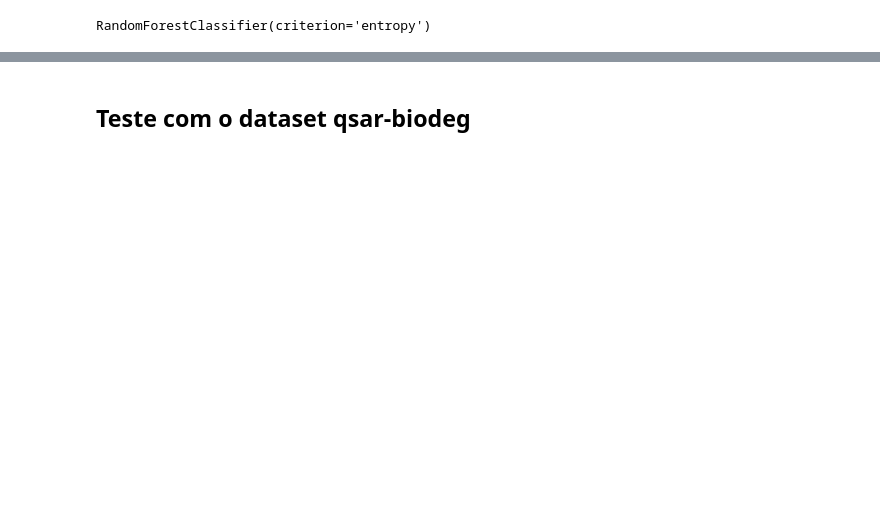
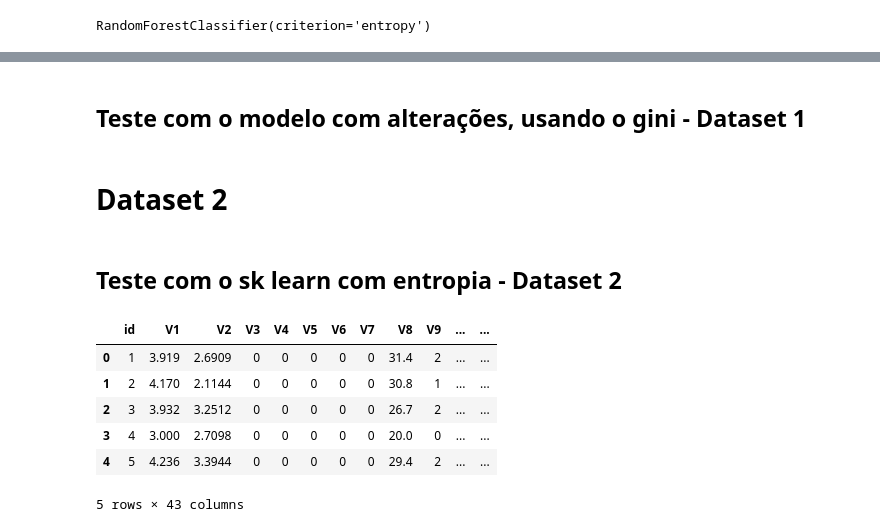
Before and after one commit to seblessa/Enhanced-Random-Forest, a Jupyter notebook: src/trabalho.ipynb, the cells around one changed output, grey strips where cells are left out. Cells and saved outputs as stored; diff of their text form; code cells hidden in the pictures; blank space fills up the shorter version.

```diff
--- a/src/trabalho.ipynb
+++ b/src/trabalho.ipynb
@@ -204,2 +407,6 @@ print(f'Mean accuracy score: {accuracy:.3}')
+# %% [markdown]
+## Teste com o modelo com alterações, usando o gini - Dataset 1
+# %% [markdown]
+# Dataset 2
 # %% [markdown]
-## Teste com o dataset qsar-biodeg
+## Teste com o sk learn com entropia - Dataset 2
@@ -207,0 +413,12 @@ qsar
+# %%
+dataset = pd.read_csv('biodeg.csv')
+# %%
+dataset.head()
+# %% [output]
+|  | id | V1 | V2 | V3 | V4 | V5 | V6 | V7 | V8 | V9 | ... | ... |
+| 0 | 1 | 3.919 | 2.6909 | 0 | 0 | 0 | 0 | 0 | 31.4 | 2 | ... | ... |
+| 1 | 2 | 4.170 | 2.1144 | 0 | 0 | 0 | 0 | 0 | 30.8 | 1 | ... | ... |
+| 2 | 3 | 3.932 | 3.2512 | 0 | 0 | 0 | 0 | 0 | 26.7 | 2 | ... | ... |
+| 3 | 4 | 3.000 | 2.7098 | 0 | 0 | 0 | 0 | 0 | 20.0 | 0 | ... | ... |
+| 4 | 5 | 4.236 | 3.3944 | 0 | 0 | 0 | 0 | 0 | 29.4 | 2 | ... | ... |
+5 rows × 43 columns
```
Also changed, not shown: parts of 34 cells of this notebook, 2 other files.
